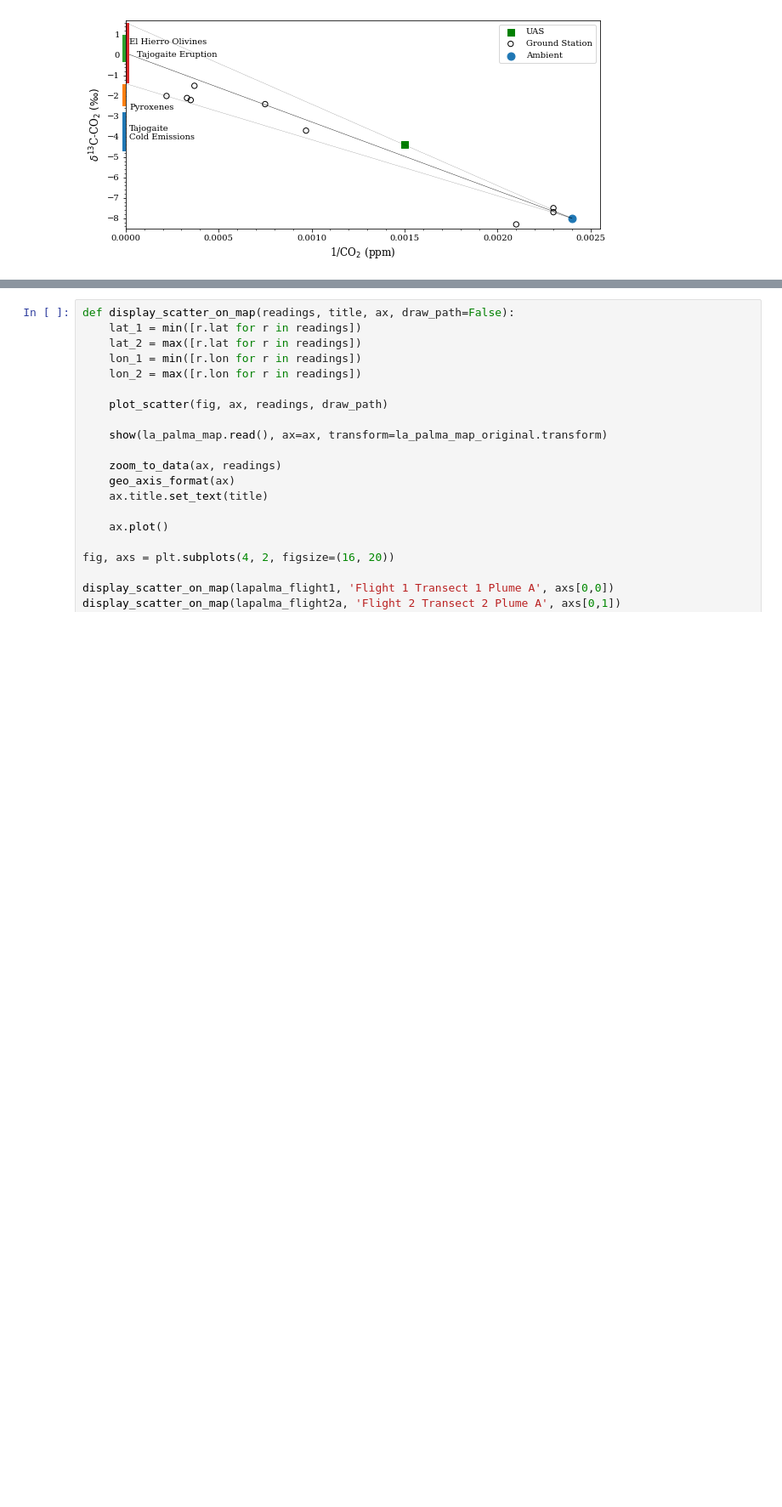
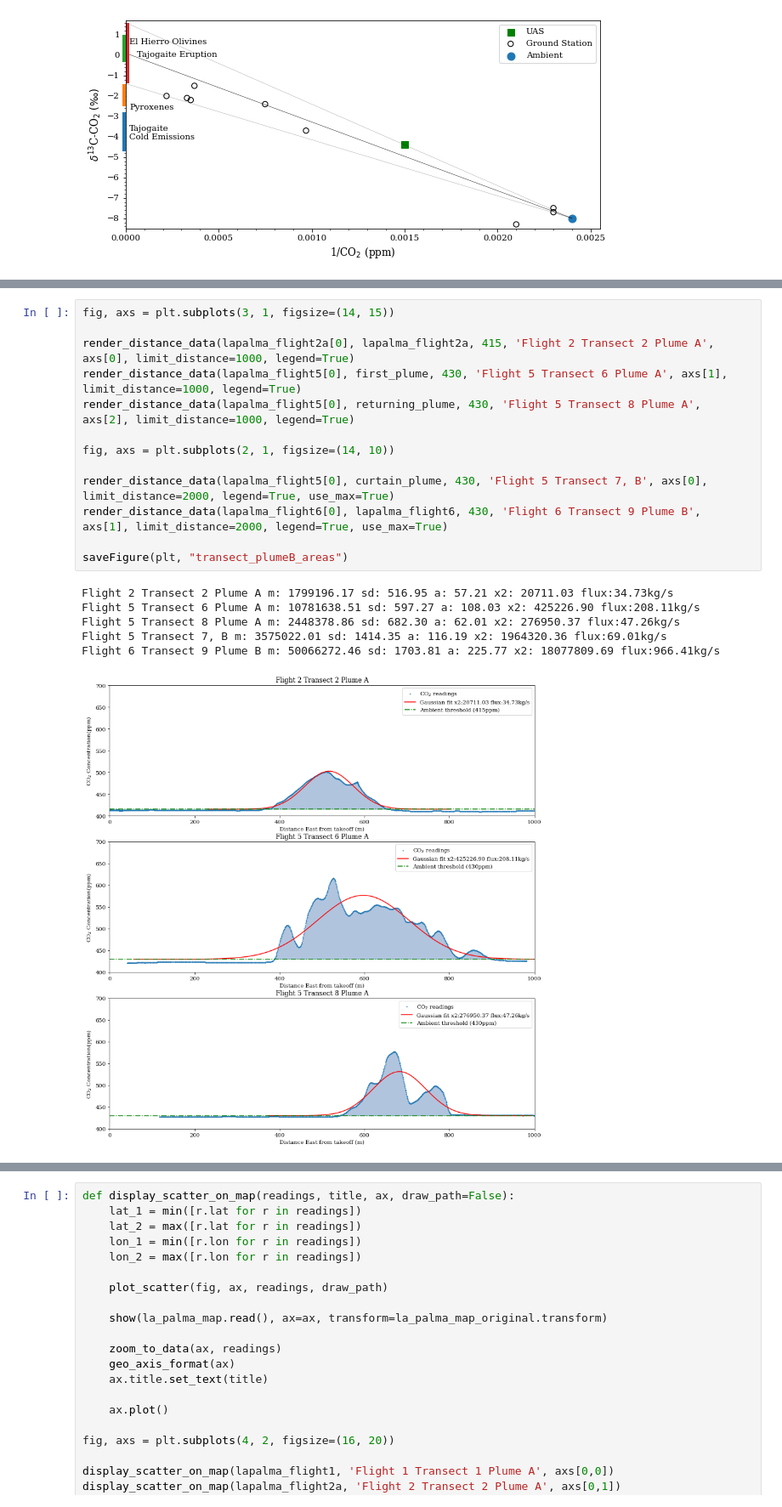
Before and after one commit to BCLab-UNM/lapalma-expedition, a Jupyter notebook: La Palma Nov 2021.ipynb, the cells around one changed output, grey strips where cells are left out. Shown at 85% size. Cells and saved outputs as stored; diff of their text form; blank space fills up the shorter version.

Commit message:
Fixed plume estimation

```diff
--- a/La Palma Nov 2021.ipynb
+++ b/La Palma Nov 2021.ipynb
@@ -747,0 +630,20 @@ Flight 6 Transect 9 Plume B, 1703.81, 225.77, 24575.26, 88214.16, 18077911.97
+# %%
+fig, axs = plt.subplots(3, 1, figsize=(14, 15))
+
+render_distance_data(lapalma_flight2a[0], lapalma_flight2a, 415, 'Flight 2 Transect 2 Plume A', axs[0], limit_distance=1000, legend=True)
+render_distance_data(lapalma_flight5[0], first_plume, 430, 'Flight 5 Transect 6 Plume A', axs[1], limit_distance=1000, legend=True)
+render_distance_data(lapalma_flight5[0], returning_plume, 430, 'Flight 5 Transect 8 Plume A', axs[2], limit_distance=1000, legend=True)
+
+fig, axs = plt.subplots(2, 1, figsize=(14, 10))
+
+render_distance_data(lapalma_flight5[0], curtain_plume, 430, 'Flight 5 Transect 7, B', axs[0], limit_distance=2000, legend=True, use_max=True)
+render_distance_data(lapalma_flight6[0], lapalma_flight6, 430, 'Flight 6 Transect 9 Plume B', axs[1], limit_distance=2000, legend=True, use_max=True)
+
+saveFigure(plt, "transect_plumeB_areas")
+# %% [output]
+Flight 2 Transect 2 Plume A m: 1799196.17 sd: 516.95 a: 57.21 x2: 20711.03 flux:34.73kg/s
+Flight 5 Transect 6 Plume A m: 10781638.51 sd: 597.27 a: 108.03 x2: 425226.90 flux:208.11kg/s
+Flight 5 Transect 8 Plume A m: 2448378.86 sd: 682.30 a: 62.01 x2: 276950.37 flux:47.26kg/s
+Flight 5 Transect 7, B m: 3575022.01 sd: 1414.35 a: 116.19 x2: 1964320.36 flux:69.01kg/s
+Flight 6 Transect 9 Plume B m: 50066272.46 sd: 1703.81 a: 225.77 x2: 18077809.69 flux:966.41kg/s
+[figure, added]
```
Also changed, not shown: parts of 9 cells of this notebook, 1 other file.
